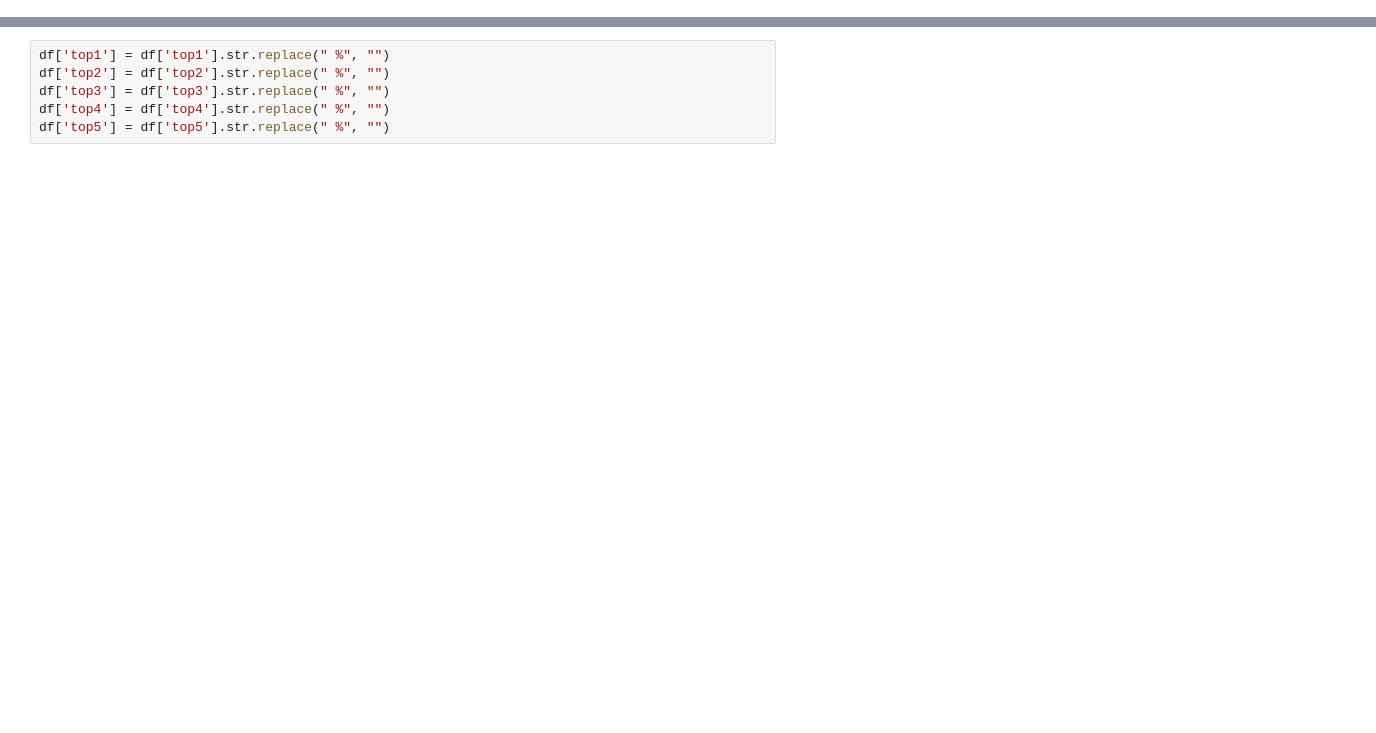
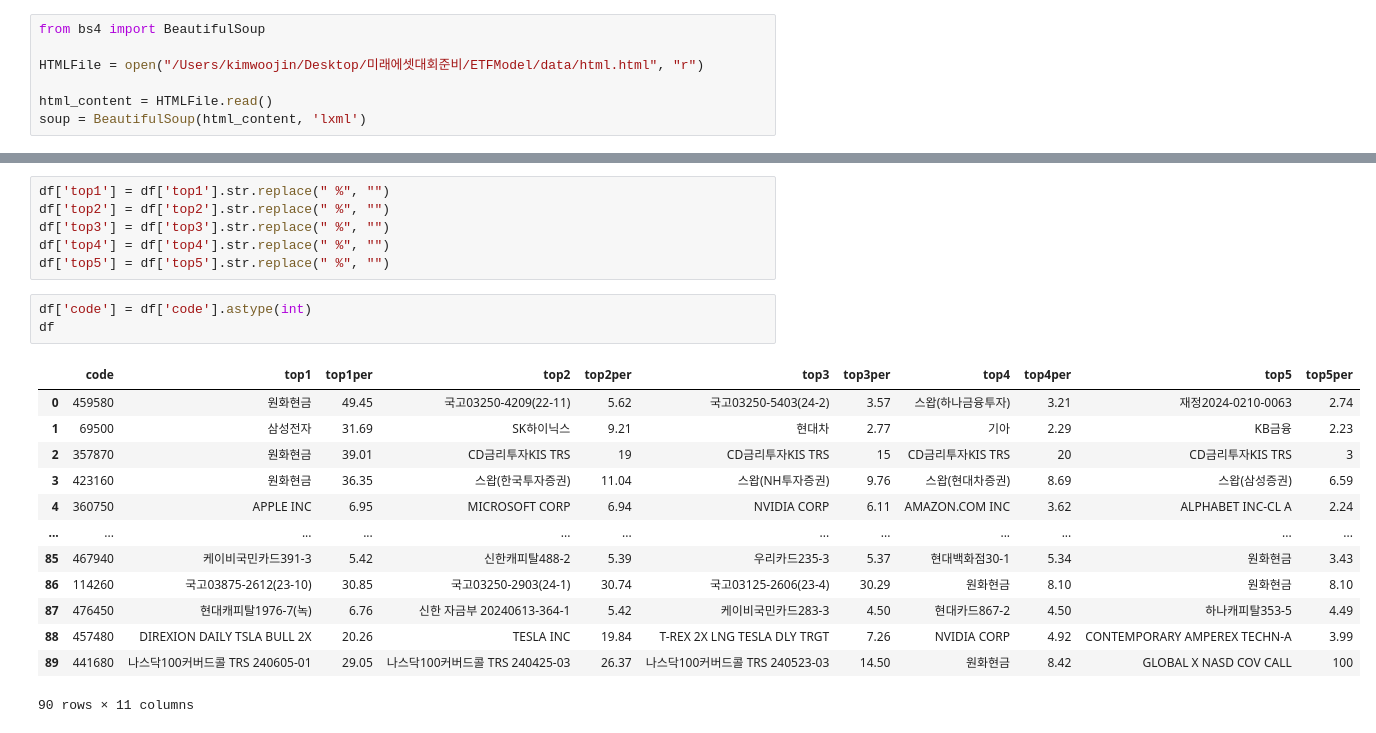
Before and after one commit to covv09on9/ETFModel, a Jupyter notebook: 20240720.ipynb, the cells around one changed output, grey strips where cells are left out. Drawn from its saved outputs; the diff is of its cells as text; blank space fills up the shorter version.

```diff
--- a/20240720.ipynb
+++ b/20240720.ipynb
@@ -674 +218,8 @@ soup = BeautifulSoup(html_content, 'lxml')
+# %%
+from bs4 import BeautifulSoup
+
+HTMLFile = open("/Users/kimwoojin/Desktop/미래에셋대회준비/ETFModel/data/html.html", "r")
+
+html_content = HTMLFile.read()
+soup = BeautifulSoup(html_content, 'lxml')
 # %%
@@ -724,3 +274,20 @@ df['top2'] = df['top2'].str.replace(" %", "")
 df['top3'] = df['top3'].str.replace(" %", "")
 df['top4'] = df['top4'].str.replace(" %", "")
 df['top5'] = df['top5'].str.replace(" %", "")
+# %%
+df['code'] = df['code'].astype(int)
+df
+# %% [output]
+|  | code | top1 | top1per | top2 | top2per | top3 | top3per | top4 | top4per | top5 | top5per |
+| 0 | 459580 | 원화현금 | 49.45 | 국고03250-4209(22-11) | 5.62 | 국고03250-5403(24-2) | 3.57 | 스왑(하나금융투자) | 3.21 | 재정2024-0210-0063 | 2.74 |
+| 1 | 69500 | 삼성전자 | 31.69 | SK하이닉스 | 9.21 | 현대차 | 2.77 | 기아 | 2.29 | KB금융 | 2.23 |
+| 2 | 357870 | 원화현금 | 39.01 | CD금리투자KIS TRS | 19 | CD금리투자KIS TRS | 15 | CD금리투자KIS TRS | 20 | CD금리투자KIS TRS | 3 |
+| 3 | 423160 | 원화현금 | 36.35 | 스왑(한국투자증권) | 11.04 | 스왑(NH투자증권) | 9.76 | 스왑(현대차증권) | 8.69 | 스왑(삼성증권) | 6.59 |
+| 4 | 360750 | APPLE INC | 6.95 | MICROSOFT CORP | 6.94 | NVIDIA CORP | 6.11 | AMAZON.COM INC | 3.62 | ALPHABET INC-CL A | 2.24 |
+| ... | ... | ... | ... | ... | ... | ... | ... | ... | ... | ... | ... |
+| 85 | 467940 | 케이비국민카드391-3 | 5.42 | 신한캐피탈488-2 | 5.39 | 우리카드235-3 | 5.37 | 현대백화점30-1 | 5.34 | 원화현금 | 3.43 |
+| 86 | 114260 | 국고03875-2612(23-10) | 30.85 | 국고03250-2903(24-1) | 30.74 | 국고03125-2606(23-4) | 30.29 | 원화현금 | 8.10 | 원화현금 | 8.10 |
+| 87 | 476450 | 현대캐피탈1976-7(녹) | 6.76 | 신한 자금부 20240613-364-1 | 5.42 | 케이비국민카드283-3 | 4.50 | 현대카드867-2 | 4.50 | 하나캐피탈353-5 | 4.49 |
+| 88 | 457480 | DIREXION DAILY TSLA BULL 2X | 20.26 | TESLA INC | 19.84 | T-REX 2X LNG TESLA DLY TRGT | 7.26 | NVIDIA CORP | 4.92 | CONTEMPORARY AMPEREX TECHN-A | 3.99 |
+| 89 | 441680 | 나스닥100커버드콜 TRS 240605-01 | 29.05 | 나스닥100커버드콜 TRS 240425-03 | 26.37 | 나스닥100커버드콜 TRS 240523-03 | 14.50 | 원화현금 | 8.42 | GLOBAL X NASD COV CALL | 100 |
+90 rows × 11 columns
```
Also changed, not shown: parts of 12 cells of this notebook, 4 other files.
